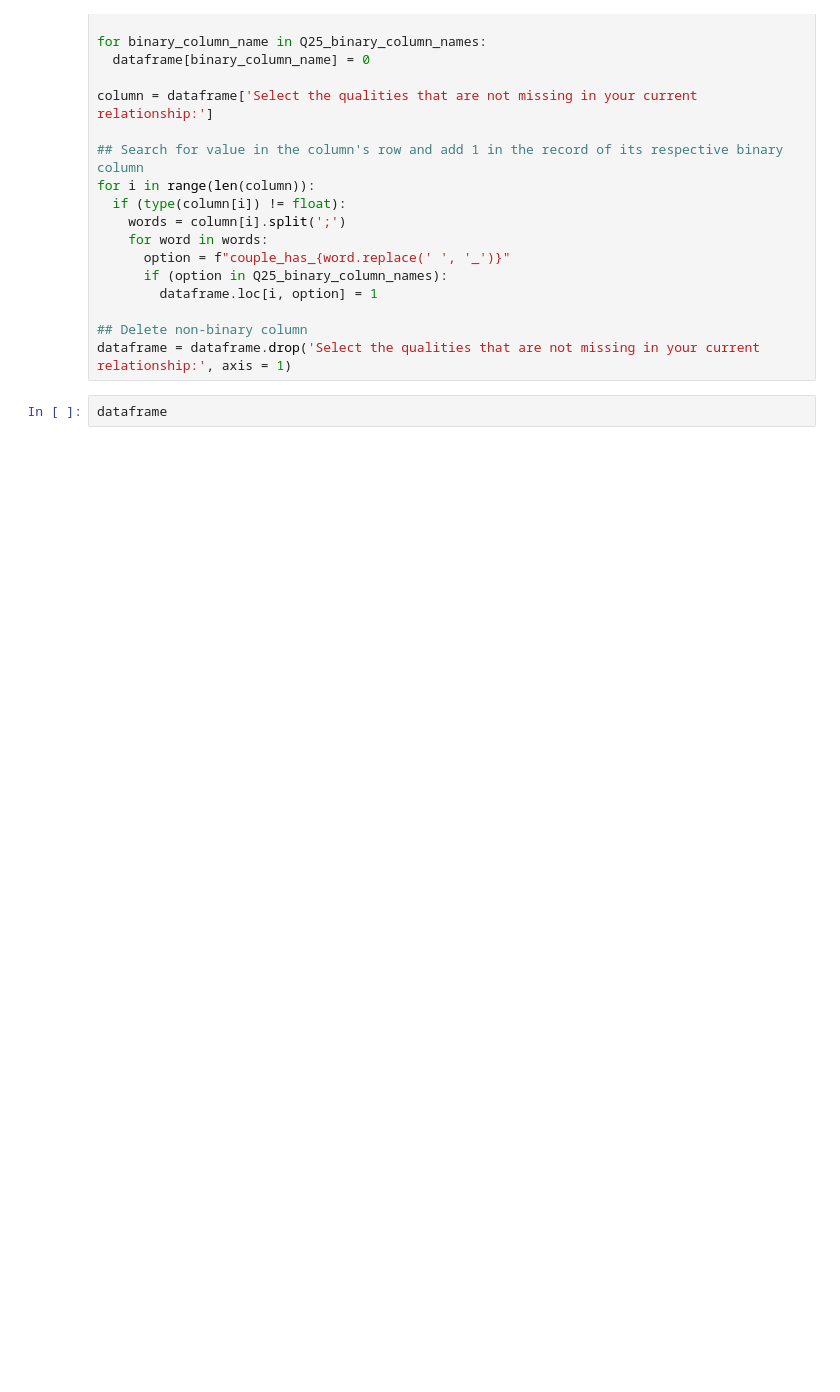
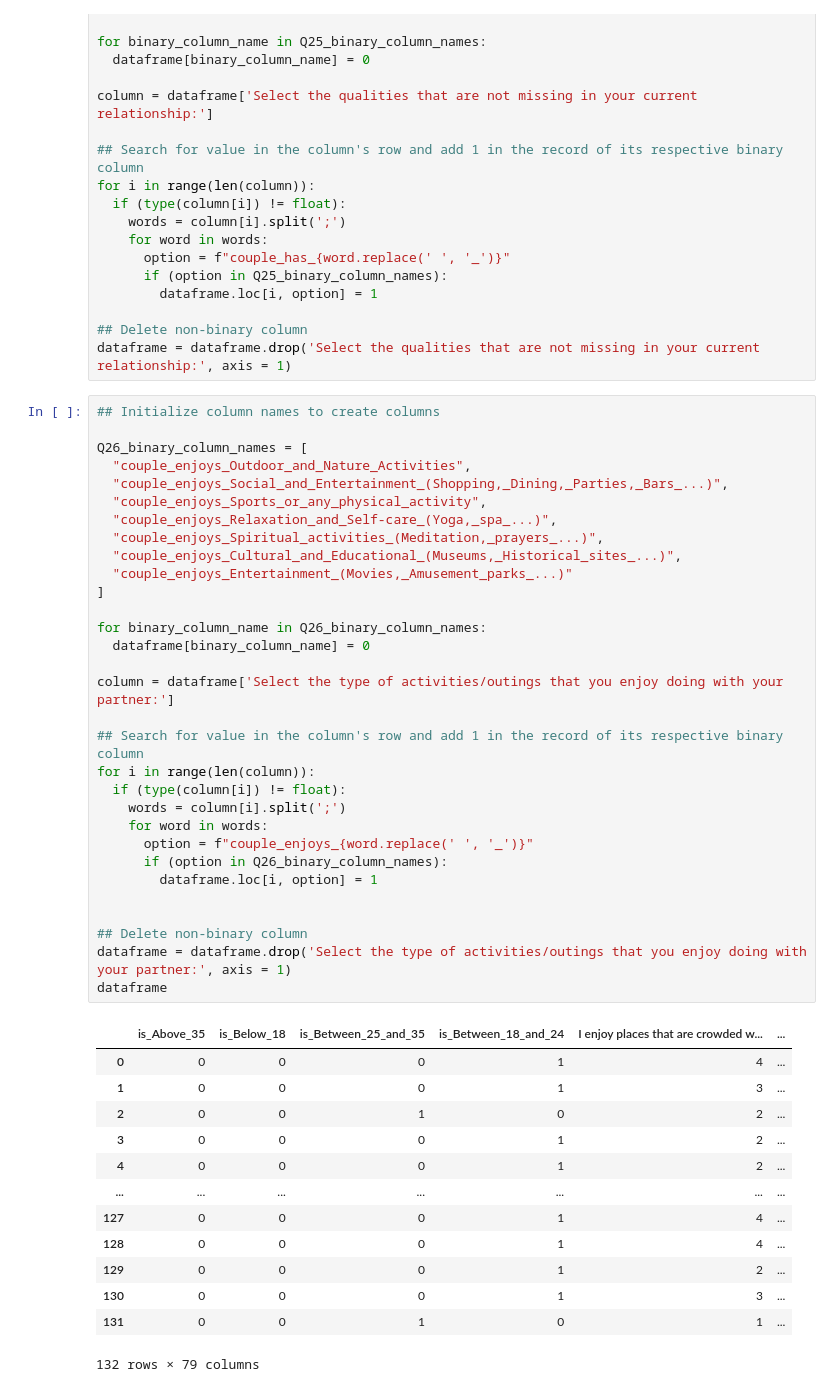
Before and after one commit to MarcDagher/Bound_Harmony, a Jupyter notebook: python_machine_learning/data_cleaning.ipynb, the cells around one changed output. Saved outputs shown, nothing was run; the diff lists cells and outputs as text; blank space fills up the shorter version.

Commit message:
[Python Data Cleaning] Clean question 26's column and create its respective binary columns

```diff
--- a/python_machine_learning/data_cleaning.ipynb
+++ b/python_machine_learning/data_cleaning.ipynb
@@ -157,4 +157,47 @@ for i in range(len(column)):
 ## Delete non-binary column
 dataframe = dataframe.drop('Select the qualities that are not missing in your current relationship:', axis = 1)
 # %%
+## Initialize column names to create columns
+
+Q26_binary_column_names = [
+  "couple_enjoys_Outdoor_and_Nature_Activities",
+  "couple_enjoys_Social_and_Entertainment_(Shopping,_Dining,_Parties,_Bars_...)",
+  "couple_enjoys_Sports_or_any_physical_activity",
+  "couple_enjoys_Relaxation_and_Self-care_(Yoga,_spa_...)",
+  "couple_enjoys_Spiritual_activities_(Meditation,_prayers_...)",
+  "couple_enjoys_Cultural_and_Educational_(Museums,_Historical_sites_...)",
+  "couple_enjoys_Entertainment_(Movies,_Amusement_parks_...)"
+]
+
+for binary_column_name in Q26_binary_column_names:
+  dataframe[binary_column_name] = 0
+
+column = dataframe['Select the type of activities/outings that you enjoy doing with your partner:']
+
+## Search for value in the column's row and add 1 in the record of its respective binary column
+for i in range(len(column)):
+  if (type(column[i]) != float):
+    words = column[i].split(';')
+    for word in words:
+      option = f"couple_enjoys_{word.replace(' ', '_')}"
+      if (option in Q26_binary_column_names):
+        dataframe.loc[i, option] = 1
+
+
+## Delete non-binary column
+dataframe = dataframe.drop('Select the type of activities/outings that you enjoy doing with your partner:', axis = 1)
 dataframe
+# %% [output]
+|  | is_Above_35 | is_Below_18 | is_Between_25_and_35 | is_Between_18_and_24 | I enjoy places that are crowded w... | ... |
+| 0 | 0 | 0 | 0 | 1 | 4 | ... |
+| 1 | 0 | 0 | 0 | 1 | 3 | ... |
+| 2 | 0 | 0 | 1 | 0 | 2 | ... |
+| 3 | 0 | 0 | 0 | 1 | 2 | ... |
+| 4 | 0 | 0 | 0 | 1 | 2 | ... |
+| ... | ... | ... | ... | ... | ... | ... |
+| 127 | 0 | 0 | 0 | 1 | 4 | ... |
+| 128 | 0 | 0 | 0 | 1 | 4 | ... |
+| 129 | 0 | 0 | 0 | 1 | 2 | ... |
+| 130 | 0 | 0 | 0 | 1 | 3 | ... |
+| 131 | 0 | 0 | 1 | 0 | 1 | ... |
+132 rows × 79 columns
```
